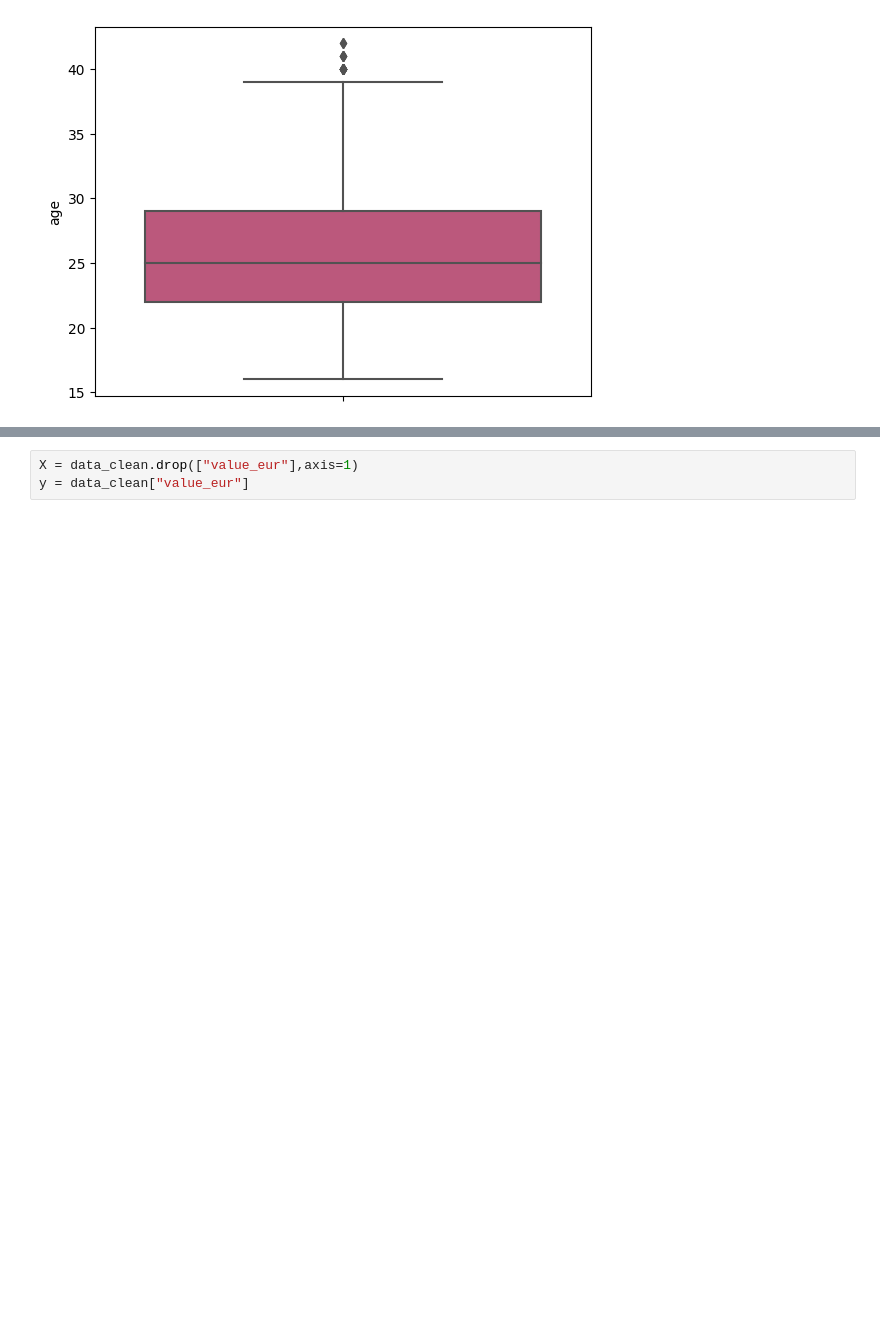
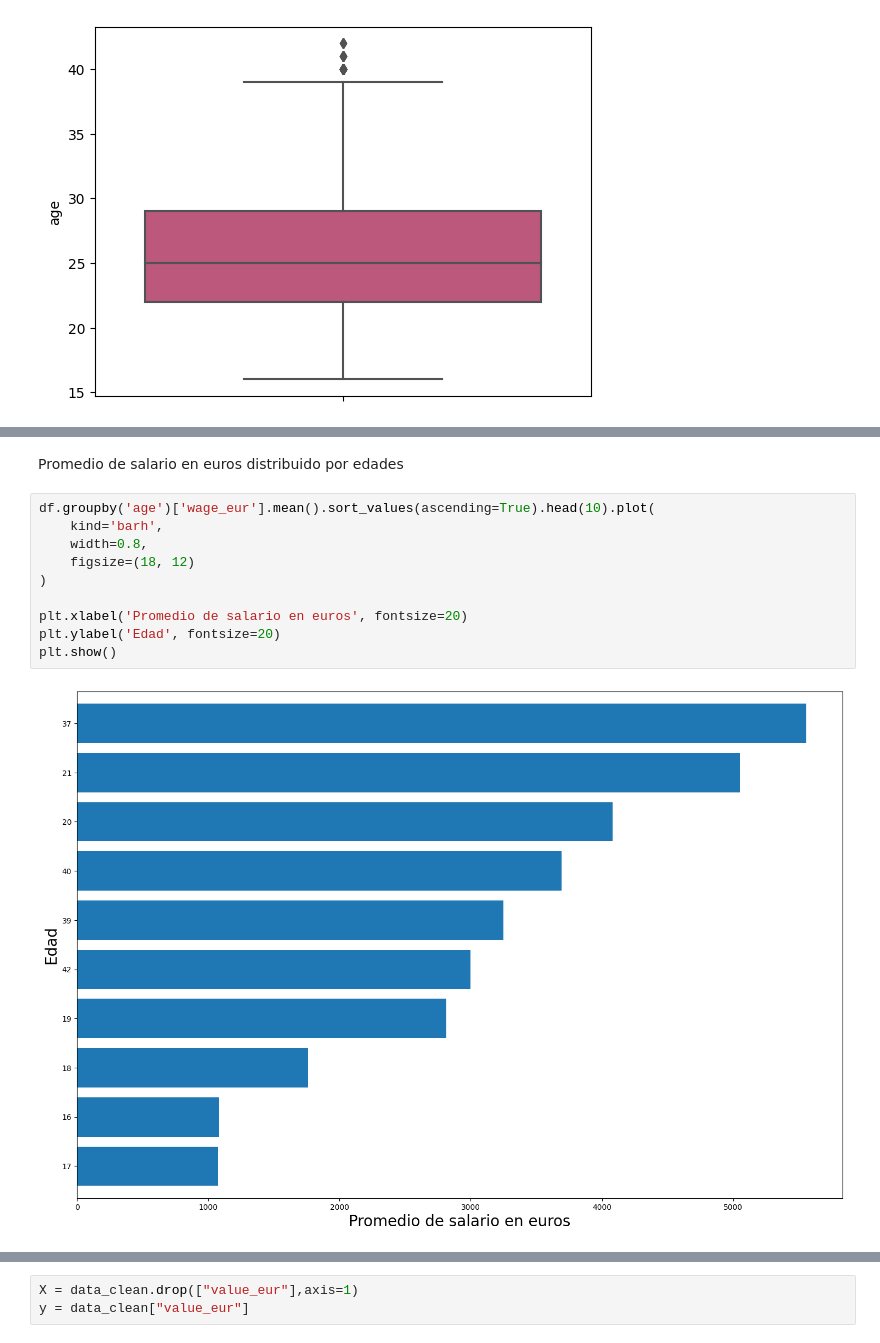
Before and after one commit to LuisBDev/FIFA-22-Player-Price-Prediction, a Jupyter notebook: Challenge1BalarezoLuis.ipynb, the cells around one changed output, grey strips where cells are left out. Cells and saved outputs as stored; diff of their text form; blank space fills up the shorter version.

Commit message:
Promedio de salario en euros distribuido por edades

```diff
--- a/Challenge1BalarezoLuis.ipynb
+++ b/Challenge1BalarezoLuis.ipynb
@@ -213,0 +232,14 @@ sns.boxplot(data=data_clean,y="age",palette="plasma")
+# %% [markdown]
+Promedio de salario en euros distribuido por edades
+# %%
+df.groupby('age')['wage_eur'].mean().sort_values(ascending=True).head(10).plot(
+    kind='barh',
+    width=0.8,
+    figsize=(18, 12)
+)
+
+plt.xlabel('Promedio de salario en euros', fontsize=20)
+plt.ylabel('Edad', fontsize=20)
+plt.show()
+# %% [output]
+[figure, added]
```
Also changed, not shown: parts of 10 cells of this notebook.
